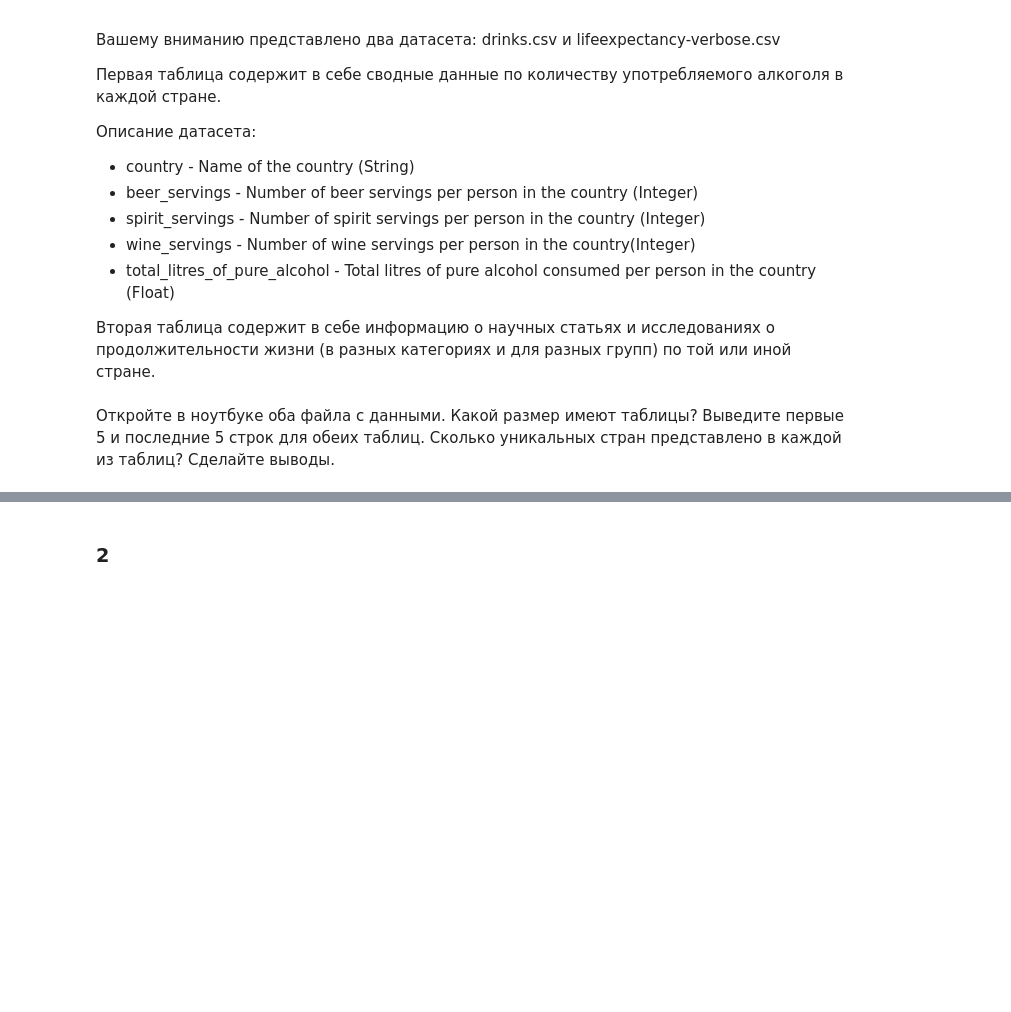
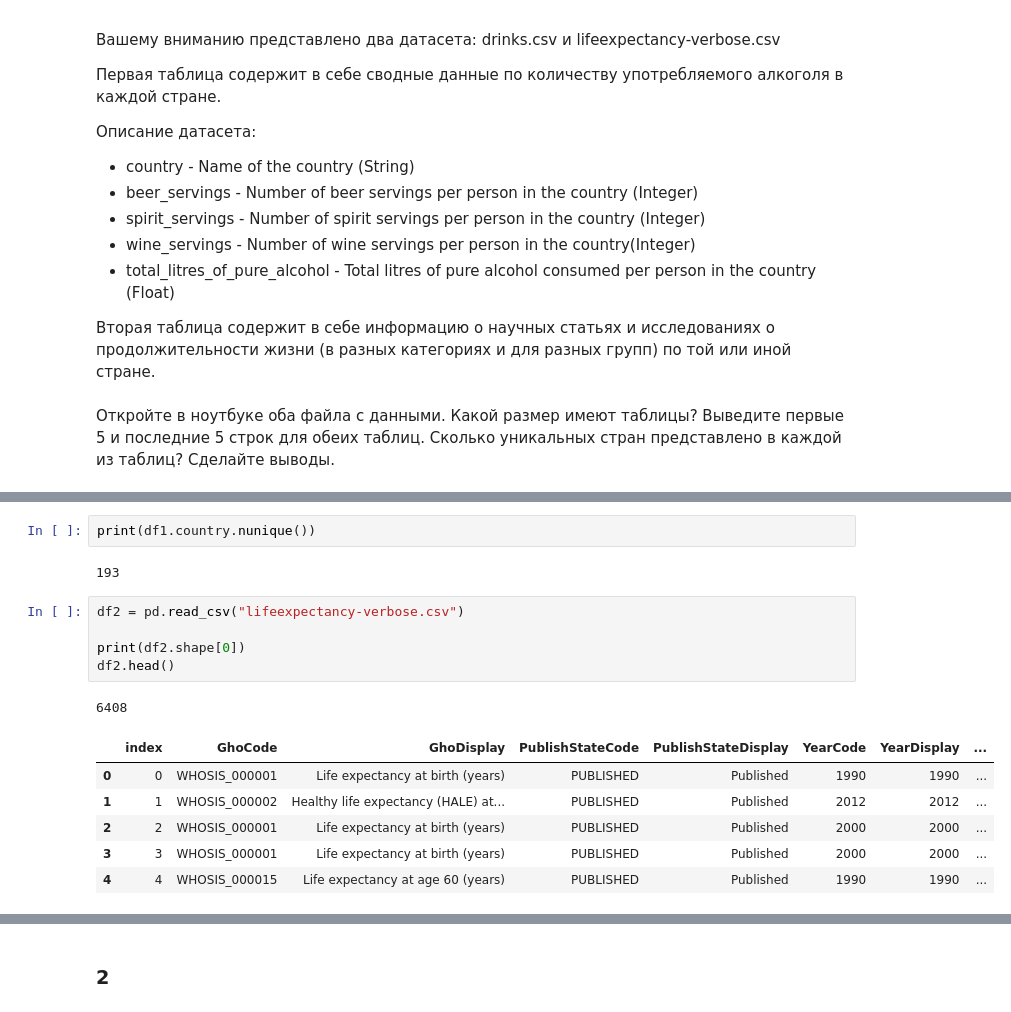
Before and after one commit to wrapper228/ml_hse, a Jupyter notebook: hw1/HW 1 - Numpy. Pandas.ipynb, the cells around one changed output, grey strips where cells are left out. Saved outputs shown, nothing was run; the diff lists cells and outputs as text; blank space fills up the shorter version.

```diff
--- a/hw1/HW 1 - Numpy. Pandas.ipynb
+++ b/hw1/HW 1 - Numpy. Pandas.ipynb
@@ -341,0 +362,17 @@ import pandas as pd
+# %%
+print(df1.country.nunique())
+# %% [output]
+193
+# %%
+df2 = pd.read_csv("lifeexpectancy-verbose.csv")
+
+print(df2.shape[0])
+df2.head()
+# %% [output]
+6408
+|  | index | GhoCode | GhoDisplay | PublishStateCode | PublishStateDisplay | YearCode | YearDisplay | ... |
+| 0 | 0 | WHOSIS_000001 | Life expectancy at birth (years) | PUBLISHED | Published | 1990 | 1990 | ... |
+| 1 | 1 | WHOSIS_000002 | Healthy life expectancy (HALE) at... | PUBLISHED | Published | 2012 | 2012 | ... |
+| 2 | 2 | WHOSIS_000001 | Life expectancy at birth (years) | PUBLISHED | Published | 2000 | 2000 | ... |
+| 3 | 3 | WHOSIS_000001 | Life expectancy at birth (years) | PUBLISHED | Published | 2000 | 2000 | ... |
+| 4 | 4 | WHOSIS_000015 | Life expectancy at age 60 (years) | PUBLISHED | Published | 1990 | 1990 | ... |
```
Also changed, not shown: parts of 17 cells of this notebook.
